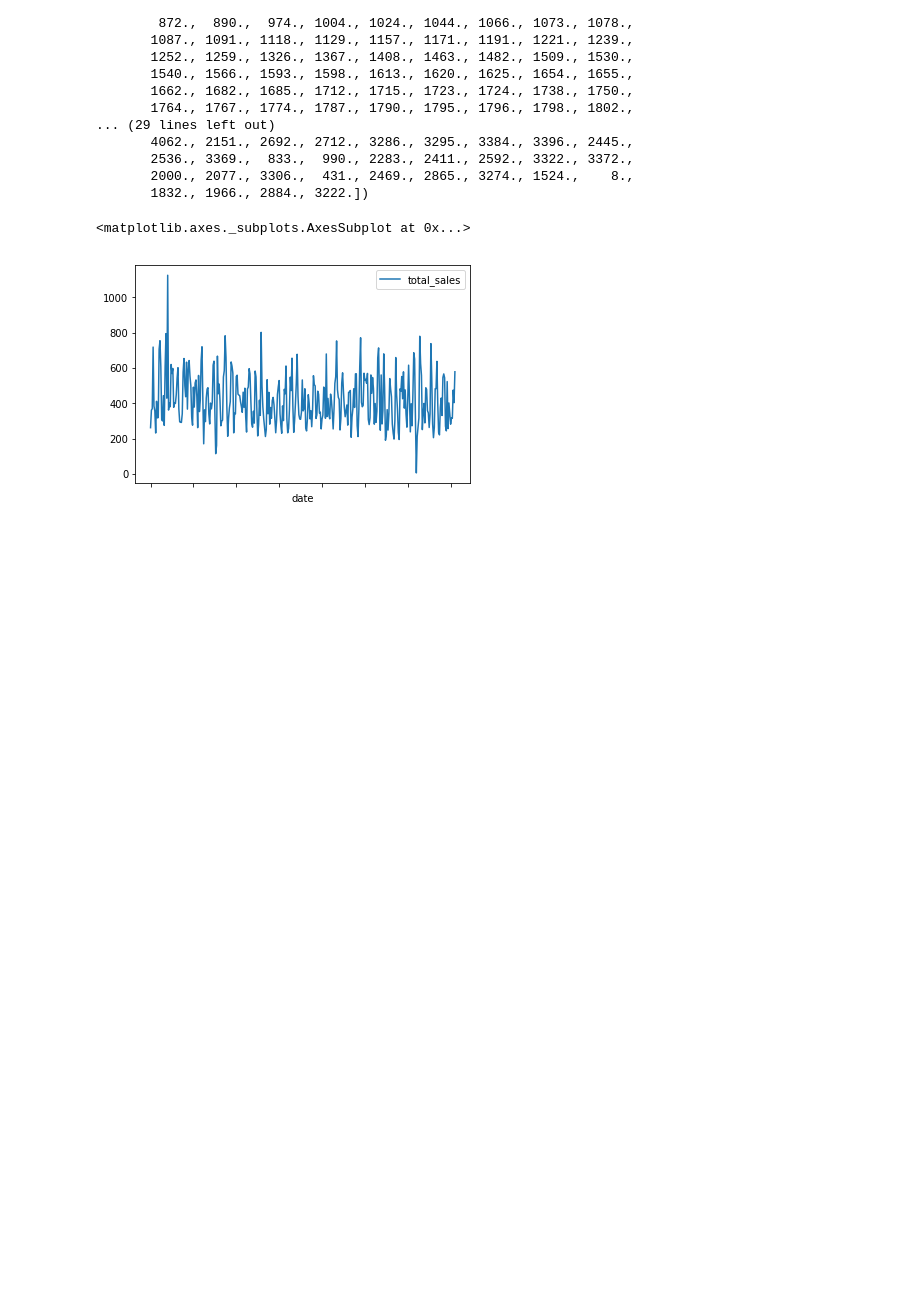
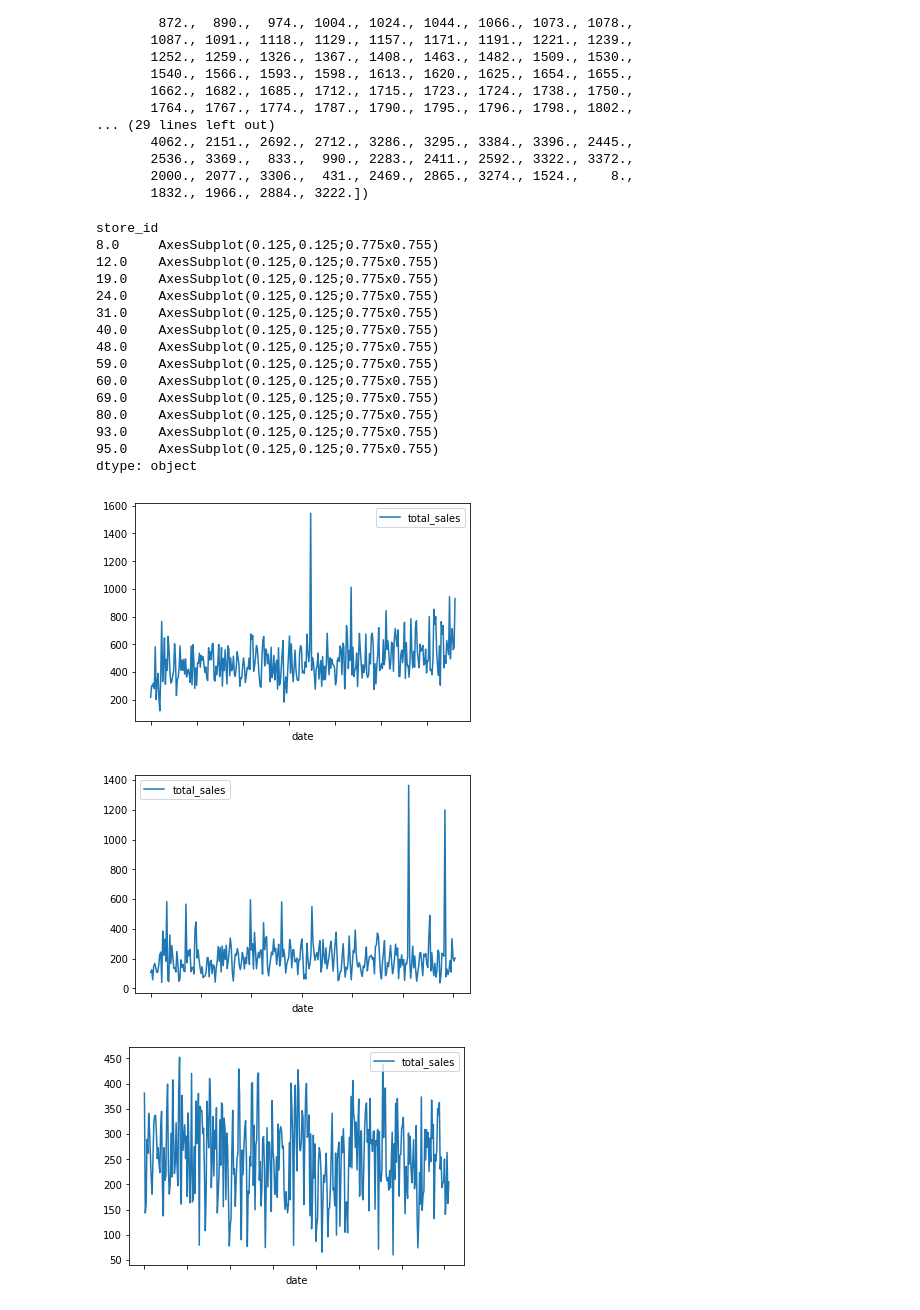
Before and after one commit to luke-zhu/brown-datathon-2018, a Jupyter notebook: notebooks/Upserve Getting Started.ipynb, the cells around one changed output. Cells and saved outputs as stored; diff of their text form; code cells hidden in the pictures; blank space fills up the shorter version.

Commit message:
More upserve graphs

```diff
--- a/notebooks/Upserve Getting Started.ipynb
+++ b/notebooks/Upserve Getting Started.ipynb
@@ -26,9 +26,25 @@ array([  19.,   24.,   31.,   40.,   48.,   60.,   80.,   93.,   95.,
        2000., 2077., 3306.,  431., 2469., 2865., 3274., 1524.,    8.,
        1832., 1966., 2884., 3222.])
 # %%
-store_df = by_category[by_category['store_id'] == 2970]
+store_df = by_category[by_category['store_id'] < 100]
 store_food_df = store_df[store_df['shift_bin'] == 'Dinner'][store_df['item_category'] == 'food']
-store_food_df.plot(x='date', y='total_sales')
+store_food_df.groupby('store_id').plot(x='date', y='total_sales')
 # %% [output]
-<matplotlib.axes._subplots.AxesSubplot at 0x...>
+store_id
+8.0     AxesSubplot(0.125,0.125;0.775x0.755)
+12.0    AxesSubplot(0.125,0.125;0.775x0.755)
+19.0    AxesSubplot(0.125,0.125;0.775x0.755)
+24.0    AxesSubplot(0.125,0.125;0.775x0.755)
+31.0    AxesSubplot(0.125,0.125;0.775x0.755)
+40.0    AxesSubplot(0.125,0.125;0.775x0.755)
+48.0    AxesSubplot(0.125,0.125;0.775x0.755)
+59.0    AxesSubplot(0.125,0.125;0.775x0.755)
+60.0    AxesSubplot(0.125,0.125;0.775x0.755)
+69.0    AxesSubplot(0.125,0.125;0.775x0.755)
+80.0    AxesSubplot(0.125,0.125;0.775x0.755)
+93.0    AxesSubplot(0.125,0.125;0.775x0.755)
+95.0    AxesSubplot(0.125,0.125;0.775x0.755)
+dtype: object
-[figure, old version]
+[figure, new version]
+[figure, added]
+[figure, added]
```
Also changed, not shown: parts of 13 cells of this notebook, 1 other file.
